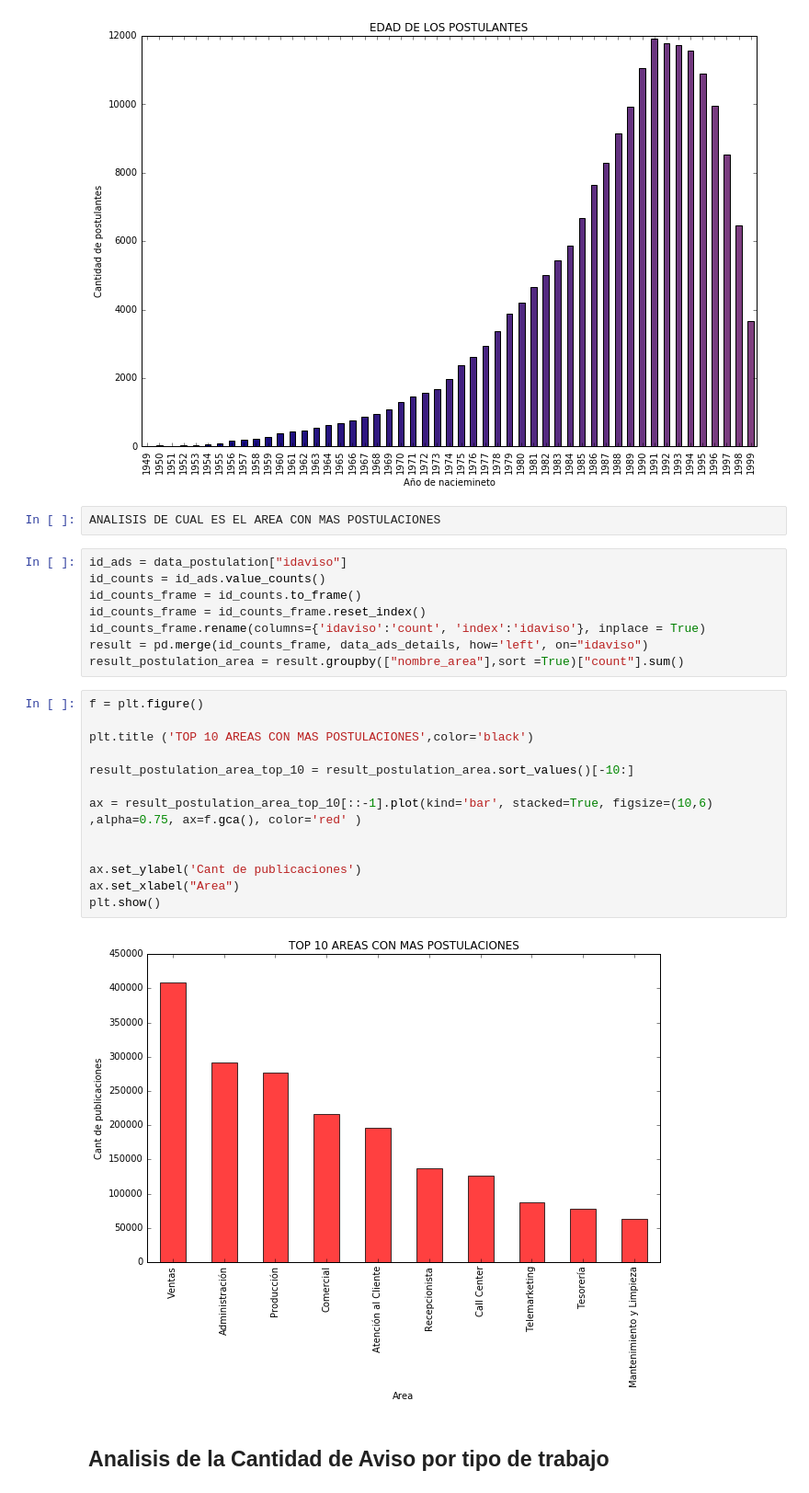
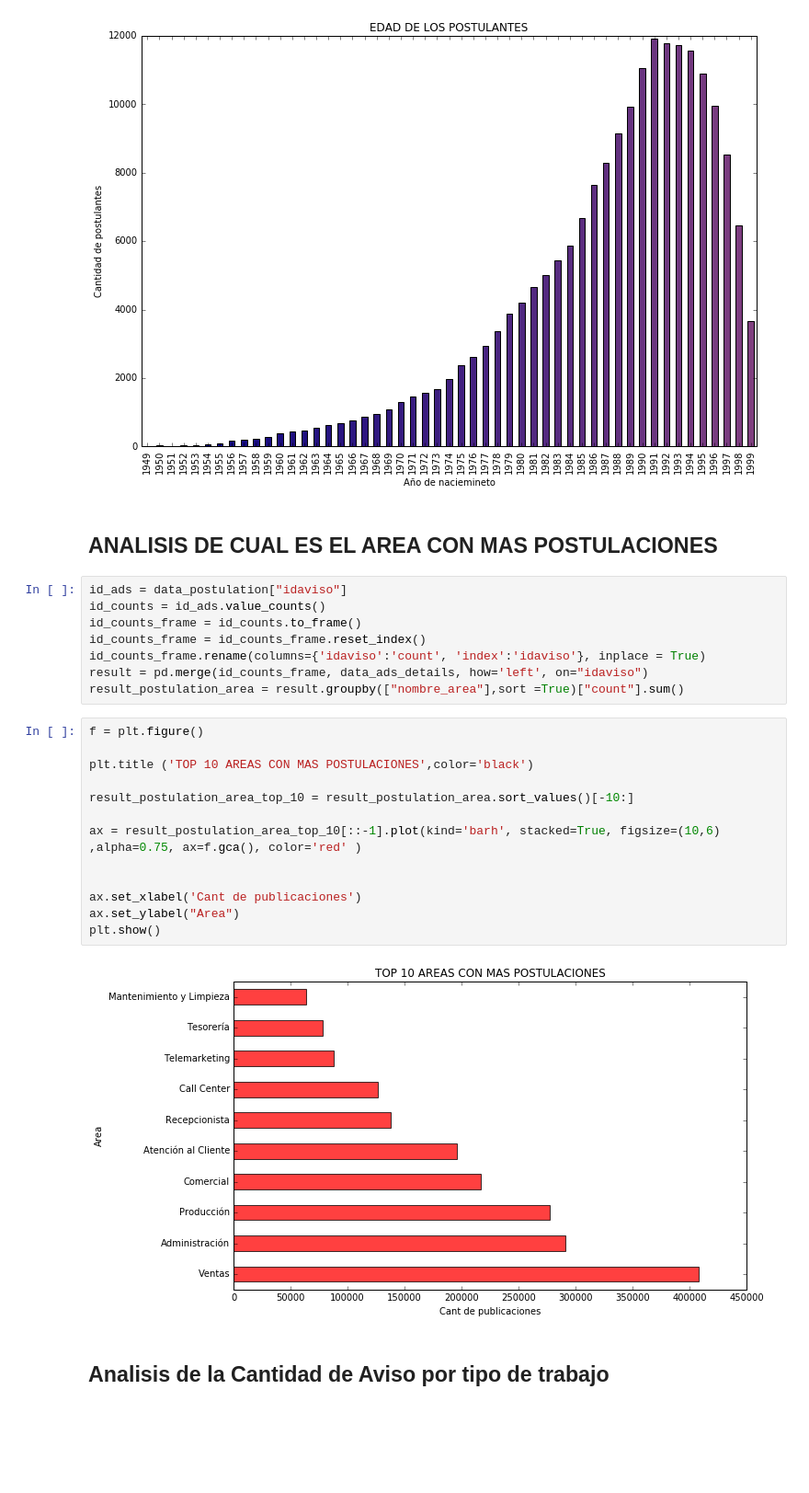
Before and after one commit to matfonseca/OrgaDatos, a Jupyter notebook: Analisis exploratorio.ipynb, the cells around one changed output. Shown: that part at 92% size. Saved outputs shown, nothing was run; the diff lists cells and outputs as text; blank space fills up the shorter version.

```diff
--- a/Analisis exploratorio.ipynb
+++ b/Analisis exploratorio.ipynb
@@ -175,8 +186,8 @@ ax.set_xlabel("Año de naciemineto")
 plt.show()
 # %% [output]
 [figure]
-# %%
-ANALISIS DE CUAL ES EL AREA CON MAS POSTULACIONES
+# %% [markdown]
+## ANALISIS DE CUAL ES EL AREA CON MAS POSTULACIONES
 # %%
 id_ads = data_postulation["idaviso"]
 id_counts = id_ads.value_counts()
@@ -188,18 +199,18 @@ result_postulation_area = result.groupby(["nombre_area"],sort =True)["count"].su
 # %%
 f = plt.figure()
 
 plt.title ('TOP 10 AREAS CON MAS POSTULACIONES',color='black')
 
 result_postulation_area_top_10 = result_postulation_area.sort_values()[-10:]
 
-ax = result_postulation_area_top_10[::-1].plot(kind='bar', stacked=True, figsize=(10,6) ,alpha=0.75, ax=f.gca(), color='red' )
+ax = result_postulation_area_top_10[::-1].plot(kind='barh', stacked=True, figsize=(10,6) ,alpha=0.75, ax=f.gca(), color='red' )
 
 
-ax.set_ylabel('Cant de publicaciones')
-ax.set_xlabel("Area")
+ax.set_xlabel('Cant de publicaciones')
+ax.set_ylabel("Area")
 plt.show()
 # %% [output]
-[figure, old version]
+[figure, new version]
 # %% [markdown]
 ## Analisis de la Cantidad de Aviso por tipo de trabajo
 # %%
```
Also changed, not shown: parts of 23 cells of this notebook.
